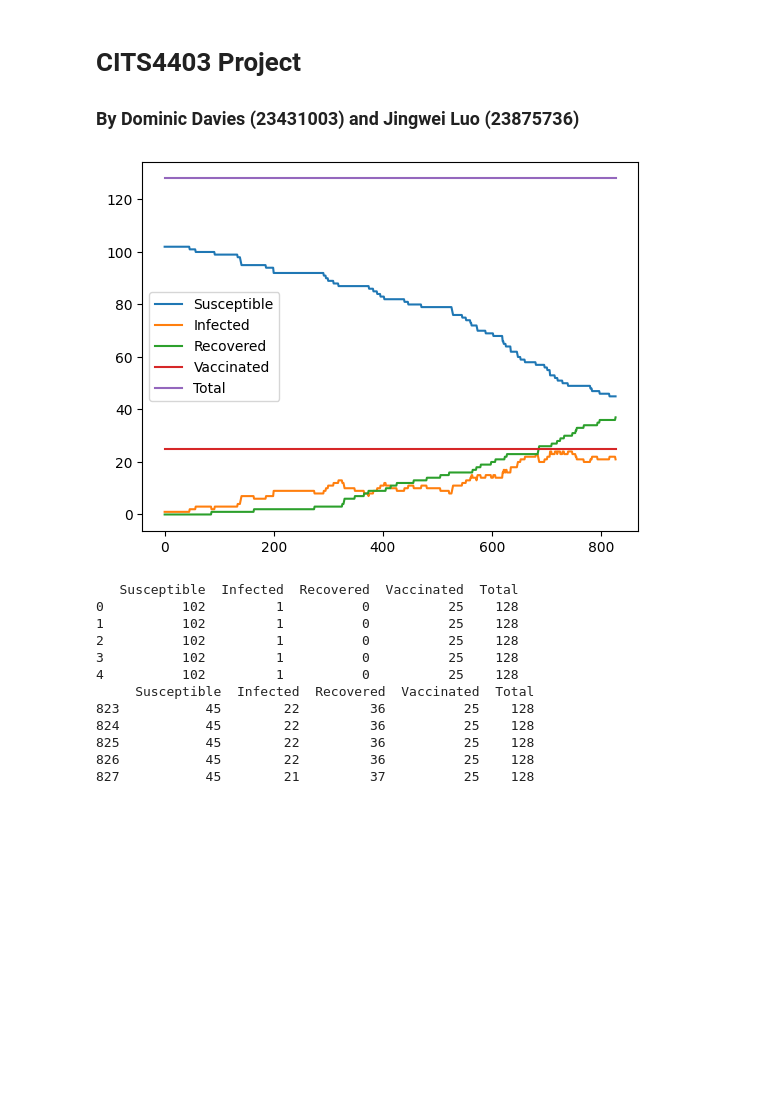
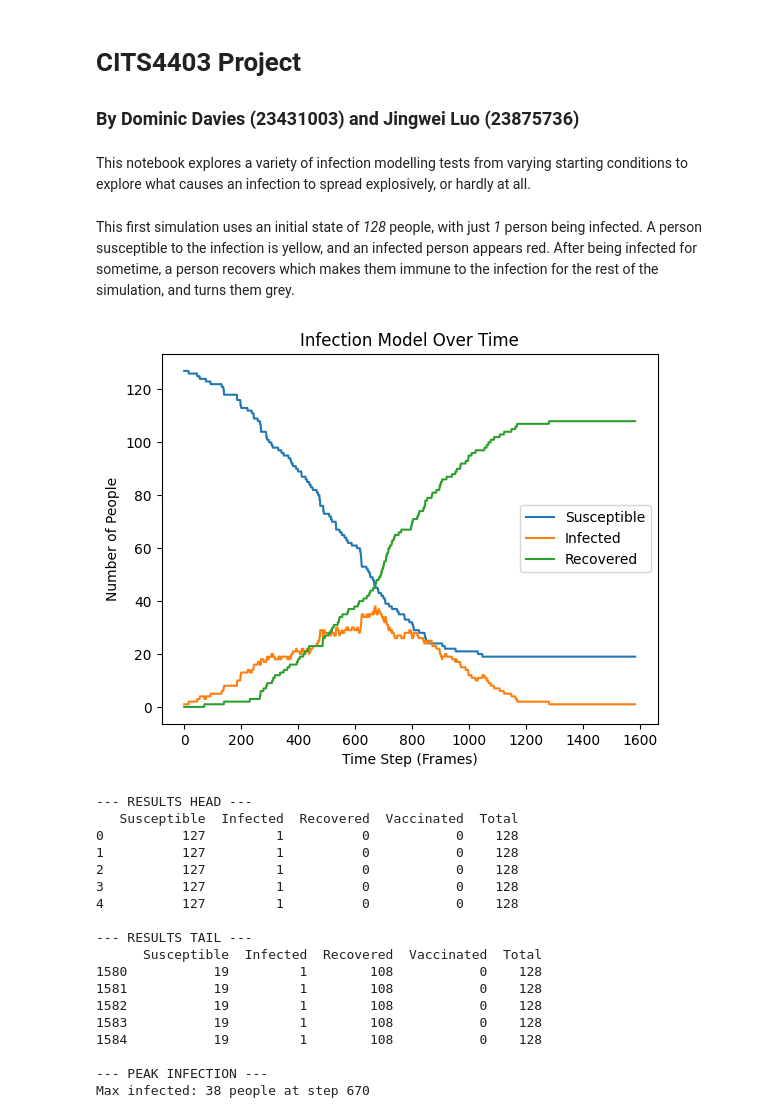
Before and after one commit to dominictdavies/CITS4403-Project, a Jupyter notebook: notebooks/overview.ipynb, the cells around one changed output. Saved outputs shown, nothing was run; the diff lists cells and outputs as text; code cells hidden in the pictures; blank space fills up the shorter version.

```diff
--- a/notebooks/overview.ipynb
+++ b/notebooks/overview.ipynb
@@ -1,3 +1,5 @@
 # %% [markdown]
 # CITS4403 Project
 ### By Dominic Davies (23431003) and Jingwei Luo (23875736)
+# %% [markdown]
+This notebook explores a variety of infection modelling tests from varying starting conditions to explore what causes an infection to spread explosively, or hardly at all.
@@ -4,35 +16,58 @@
+# %% [markdown]
+This first simulation uses an initial state of *128* people, with just *1* person being infected. A person susceptible to the infection is yellow, and an infected person appears red. After being infected for sometime, a person recovers which makes them immune to the infection for the rest of the simulation, and turns them grey.
 # %%
-import sys, os
-sys.path.append(os.path.abspath(".."))
+# 128 people, 1 infected, 0 vaccinated
+population = PopulationConfig(
+    num_people = 128,
+    initial_infected = 1,
+    vaccinated_rate = 0.0,
+)
 
-import matplotlib.pyplot as plt
+config = SimulationConfig(population=population)
+model = InfectionModel(config=config)
+run_simulation(model)
 
-from src.model import InfectionModel
-from src.visualisation import run_simulation
-from utils.config import SimulationConfig
+def show_results(model):
+    # Get results from Mesa and show in graph
+    results = model.datacollector.get_model_vars_dataframe()
+    results.plot(y=["Susceptible", "Infected", "Recovered"])
+    plt.xlabel("Time Step (Frames)")
+    plt.ylabel("Number of People")
+    plt.title("Infection Model Over Time")
+    plt.show()
 
-# Single run showing visible spread with separated radii
-config = SimulationConfig()
-model = InfectionModel(config=config)
-run_simulation(model, fps=30000)
+    # Get max infected
+    max_infected = results["Infected"].max()
+    max_infected_step = results["Infected"].idxmax()
 
-results = model.datacollector.get_model_vars_dataframe()
-results.plot(y=["Susceptible", "Infected", "Recovered", "Vaccinated", "Total"])
-plt.show()
+    # Print results
+    print("--- RESULTS HEAD ---")
+    print(results.head())
+    print()
+    print("--- RESULTS TAIL ---")
+    print(results.tail())
+    print()
+    print("--- PEAK INFECTION ---")
+    print(f"Max infected: {max_infected} people at step {max_infected_step}")
 
-print(results.head())
-print(results.tail())
+show_results(model)
 # %% [output]
-[figure, old version]
+[figure, new version]
+--- RESULTS HEAD ---
    Susceptible  Infected  Recovered  Vaccinated  Total
-0          102         1          0          25    128
-1          102         1          0          25    128
-2          102         1          0          25    128
-3          102         1          0          25    128
-4          102         1          0          25    128
-     Susceptible  Infected  Recovered  Vaccinated  Total
-823           45        22         36          25    128
-824           45        22         36          25    128
-825           45        22         36          25    128
-826           45        22         36          25    128
-827           45        21         37          25    128
+0          127         1          0           0    128
+1          127         1          0           0    128
+2          127         1          0           0    128
+3          127         1          0           0    128
+4          127         1          0           0    128
+
+--- RESULTS TAIL ---
+      Susceptible  Infected  Recovered  Vaccinated  Total
+1580           19         1        108           0    128
+1581           19         1        108           0    128
+1582           19         1        108           0    128
+1583           19         1        108           0    128
+1584           19         1        108           0    128
+
+--- PEAK INFECTION ---
+Max infected: 38 people at step 670
```
Also changed, not shown: parts of 8 cells of this notebook.
